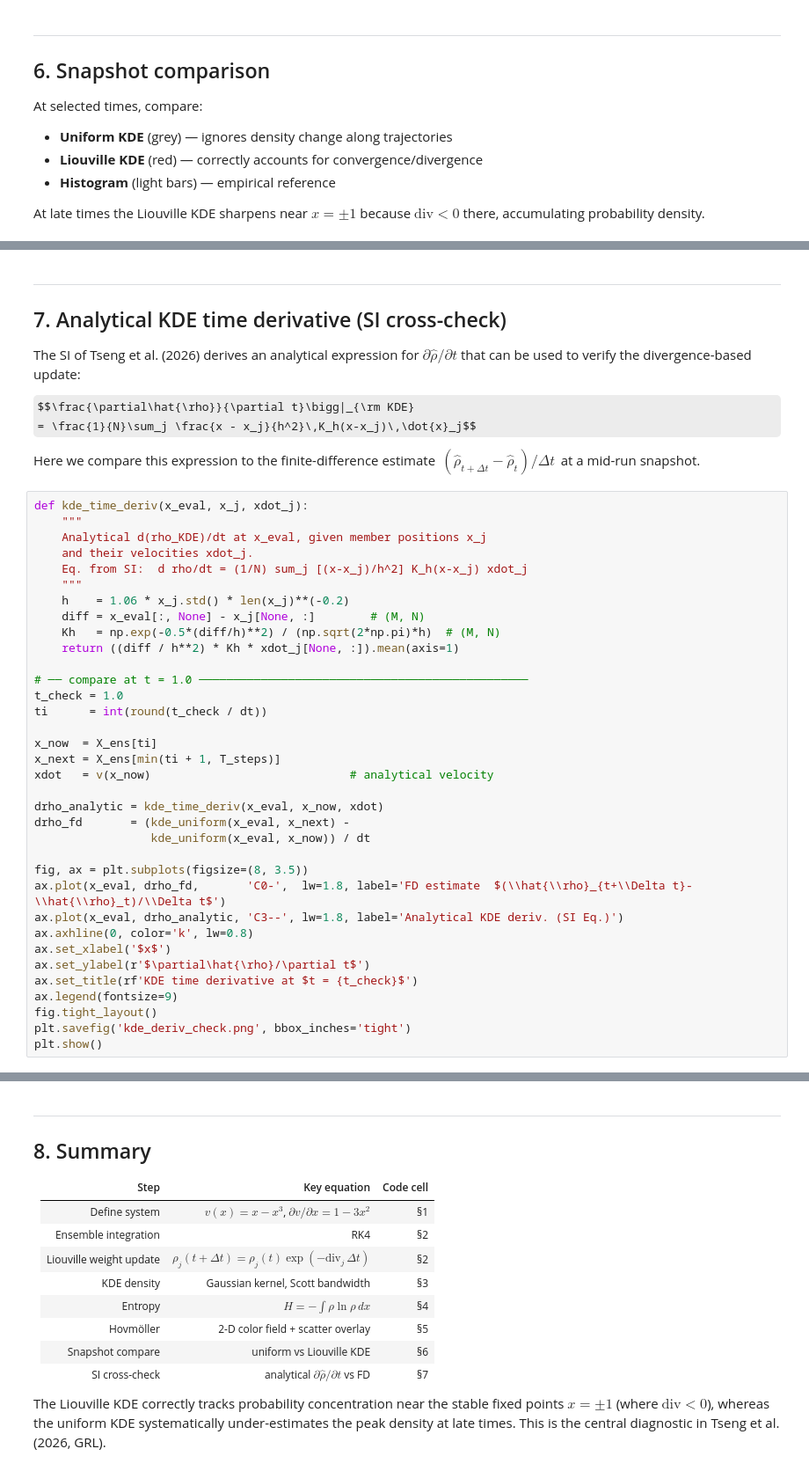
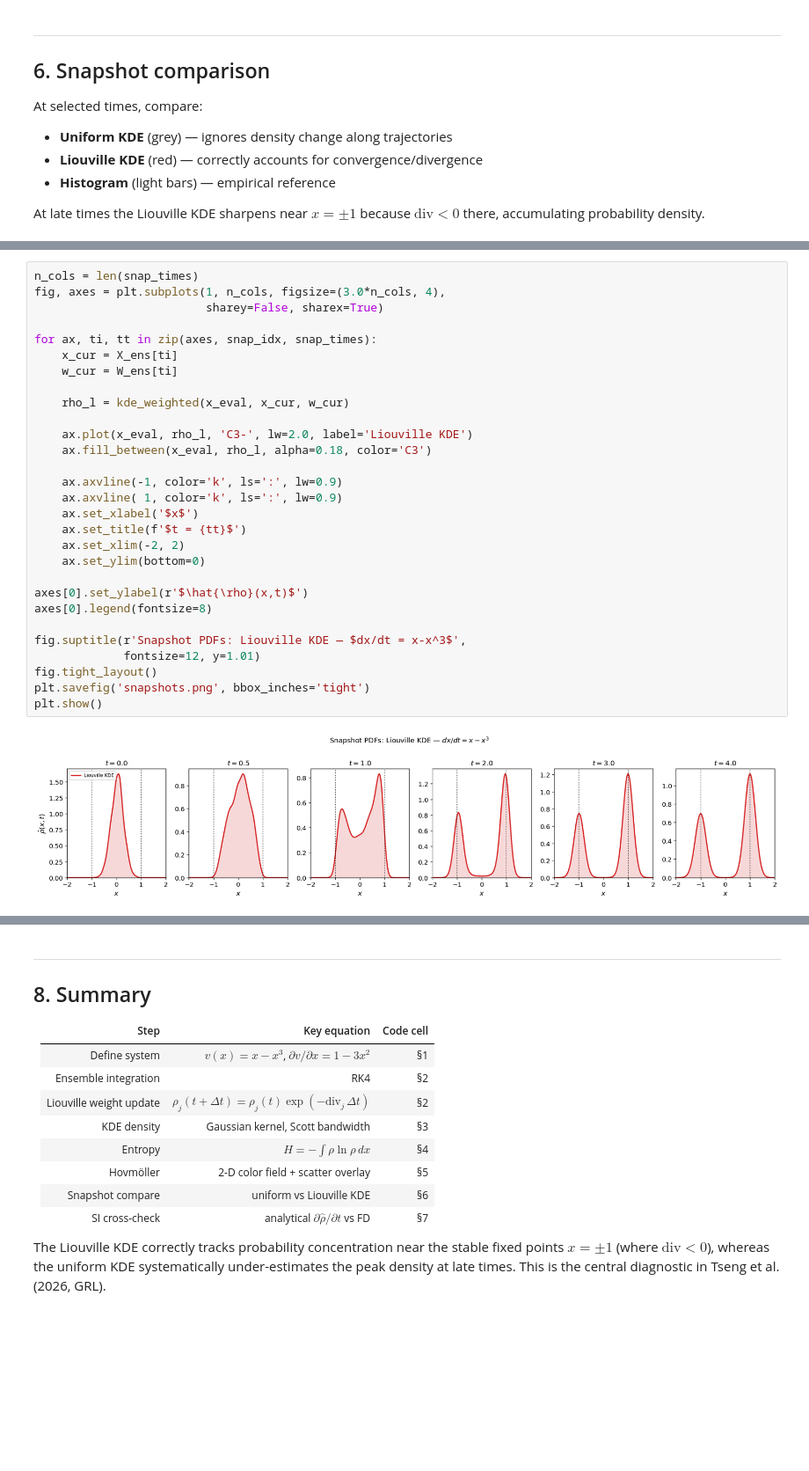
Before and after one commit to kuiper2000/Tseng_et_al_2026GRL, a Jupyter notebook: toy_liouville_cubic.ipynb, the cells around one changed output, grey strips where cells are left out. Shown at 88% size. Cells and saved outputs as stored; diff of their text form; some formulas as TeX source; blank space fills up the shorter version.

```diff
--- a/toy_liouville_cubic.ipynb
+++ b/toy_liouville_cubic.ipynb
@@ -337,48 +298,31 @@ plt.show()
-# %% [markdown]
----
-## 7. Analytical KDE time derivative (SI cross-check)
-
-The SI of Tseng et al. (2026) derives an analytical expression for
-$\partial\hat{\rho}/\partial t$ that can be used to verify the
-divergence-based update:
-
-$$\frac{\partial\hat{\rho}}{\partial t}\bigg|_{\rm KDE}
-= \frac{1}{N}\sum_j \frac{x - x_j}{h^2}\,K_h(x-x_j)\,\dot{x}_j$$
-
-Here we compare this expression to the finite-difference estimate
-$\,(\hat{\rho}_{t+\Delta t} - \hat{\rho}_t)/\Delta t\,$ at a mid-run snapshot.
-# %%
-def kde_time_deriv(x_eval, x_j, xdot_j):
-    """
-    Analytical d(rho_KDE)/dt at x_eval, given member positions x_j
-    and their velocities xdot_j.
-    Eq. from SI:  d rho/dt = (1/N) sum_j [(x-x_j)/h^2] K_h(x-x_j) xdot_j
-    """
-    h    = 1.06 * x_j.std() * len(x_j)**(-0.2)
-    diff = x_eval[:, None] - x_j[None, :]        # (M, N)
-    Kh   = np.exp(-0.5*(diff/h)**2) / (np.sqrt(2*np.pi)*h)  # (M, N)
-    return ((diff / h**2) * Kh * xdot_j[None, :]).mean(axis=1)
-
-# ── compare at t = 1.0 ────────────────────────────────────────────────
-t_check = 1.0
-ti      = int(round(t_check / dt))
-
-x_now  = X_ens[ti]
-x_next = X_ens[min(ti + 1, T_steps)]
-xdot   = v(x_now)                             # analytical velocity
-
-drho_analytic = kde_time_deriv(x_eval, x_now, xdot)
-drho_fd       = (kde_uniform(x_eval, x_next) -
-                 kde_uniform(x_eval, x_now)) / dt
-
-fig, ax = plt.subplots(figsize=(8, 3.5))
-ax.plot(x_eval, drho_fd,       'C0-',  lw=1.8, label='FD estimate  $(\\hat{\\rho}_{t+\\Delta t}-\\hat{\\rho}_t)/\\Delta t$')
-ax.plot(x_eval, drho_analytic, 'C3--', lw=1.8, label='Analytical KDE deriv. (SI Eq.)')
-ax.axhline(0, color='k', lw=0.8)
-ax.set_xlabel('$x$')
-ax.set_ylabel(r'$\partial\hat{\rho}/\partial t$')
-ax.set_title(rf'KDE time derivative at $t = {t_check}$')
-ax.legend(fontsize=9)
-fig.tight_layout()
-plt.savefig('kde_deriv_check.png', bbox_inches='tight')
-plt.show()
+# %%
+n_cols = len(snap_times)
+fig, axes = plt.subplots(1, n_cols, figsize=(3.0*n_cols, 4),
+                         sharey=False, sharex=True)
+
+for ax, ti, tt in zip(axes, snap_idx, snap_times):
+    x_cur = X_ens[ti]
+    w_cur = W_ens[ti]
+
+    rho_l = kde_weighted(x_eval, x_cur, w_cur)
+
+    ax.plot(x_eval, rho_l, 'C3-', lw=2.0, label='Liouville KDE')
+    ax.fill_between(x_eval, rho_l, alpha=0.18, color='C3')
+
+    ax.axvline(-1, color='k', ls=':', lw=0.9)
+    ax.axvline( 1, color='k', ls=':', lw=0.9)
+    ax.set_xlabel('$x$')
+    ax.set_title(f'$t = {tt}$')
+    ax.set_xlim(-2, 2)
+    ax.set_ylim(bottom=0)
+
+axes[0].set_ylabel(r'$\hat{\rho}(x,t)$')
+axes[0].legend(fontsize=8)
+
+fig.suptitle(r'Snapshot PDFs: Liouville KDE — $dx/dt = x-x^3$',
+             fontsize=12, y=1.01)
+fig.tight_layout()
+plt.savefig('snapshots.png', bbox_inches='tight')
+plt.show()
+# %% [output]
+[figure, added]
```
Also changed, not shown: parts of 13 cells of this notebook, 5 other files.
